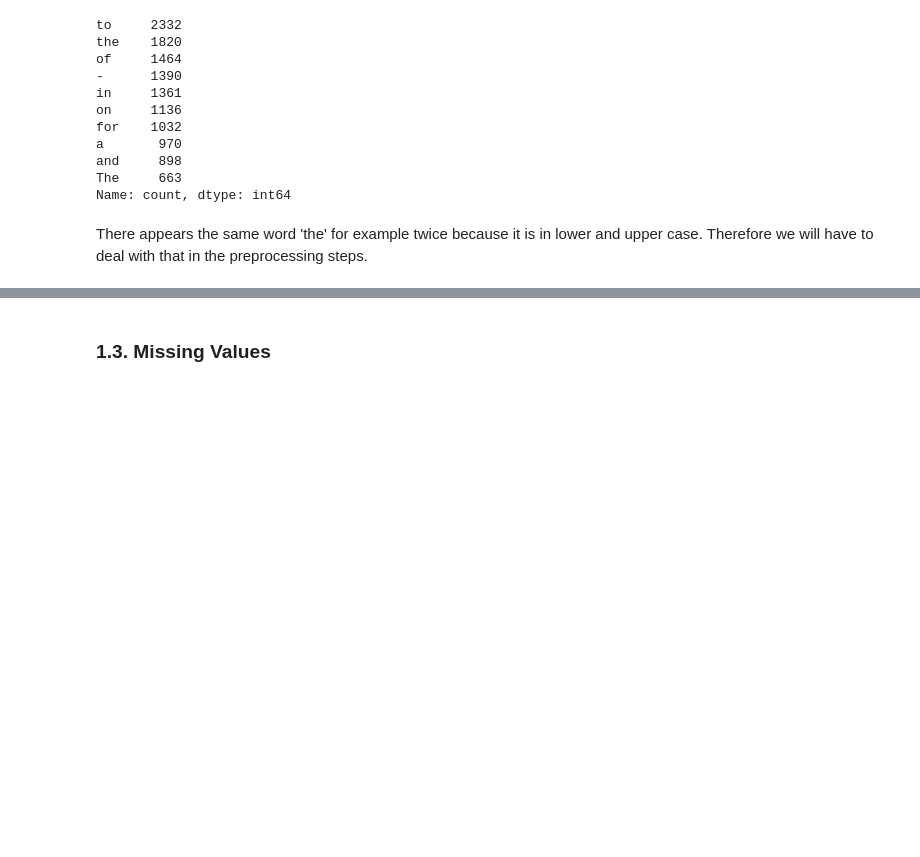
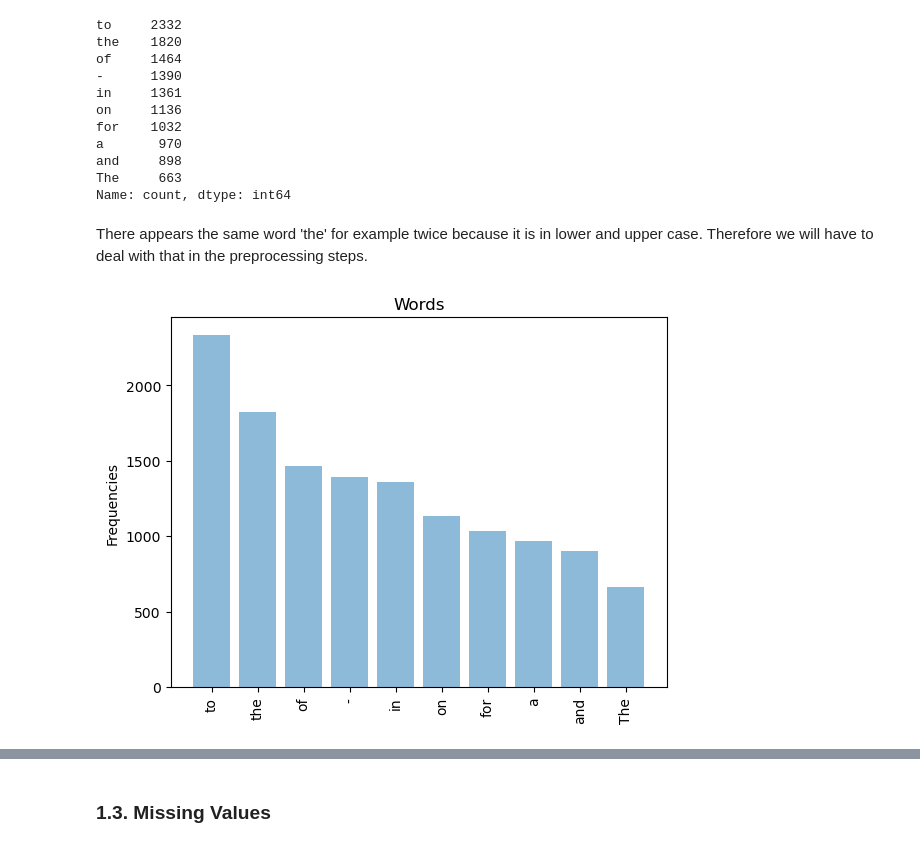
Before and after one commit to joanaramosrodrigues/TextMining_Project, a Jupyter notebook: TM_Group07.ipynb, the cells around one changed output, grey strips where cells are left out. Cells and saved outputs as stored; diff of their text form; code cells hidden in the pictures; blank space fills up the shorter version.

```diff
--- a/TM_Group07.ipynb
+++ b/TM_Group07.ipynb
@@ -131,3 +154,14 @@ The     663
 Name: count, dtype: int64
 # %% [markdown]
 There appears the same word 'the' for example twice because it is in lower and upper case. Therefore we will have to deal with that in the preprocessing steps.
+# %%
+x_labels = freq.index[0:10]
+values = freq[:10]
+plt.bar(x_labels, values, align='center', alpha=0.5)
+plt.xticks(x_labels)
+plt.ylabel('Frequencies')
+plt.title('Words')
+plt.xticks(rotation=90)
+plt.show()
+# %% [output]
+[figure, added]
```
Also changed, not shown: parts of 32 cells of this notebook.
